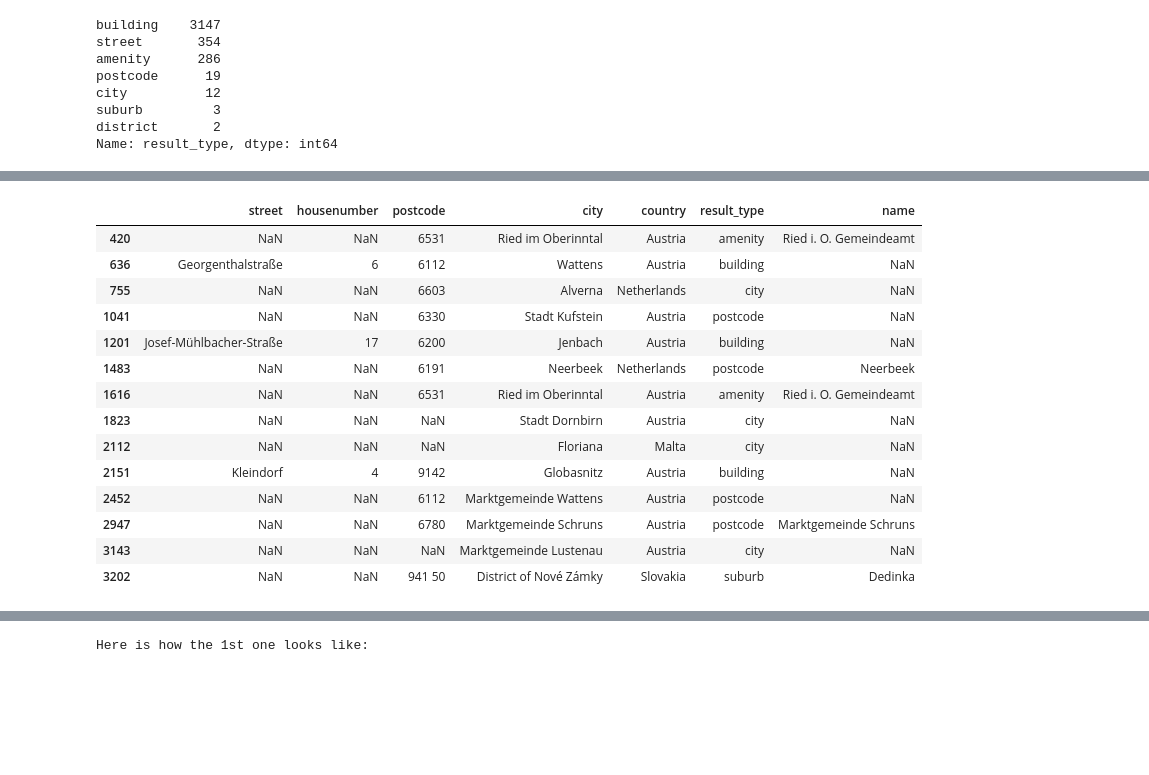
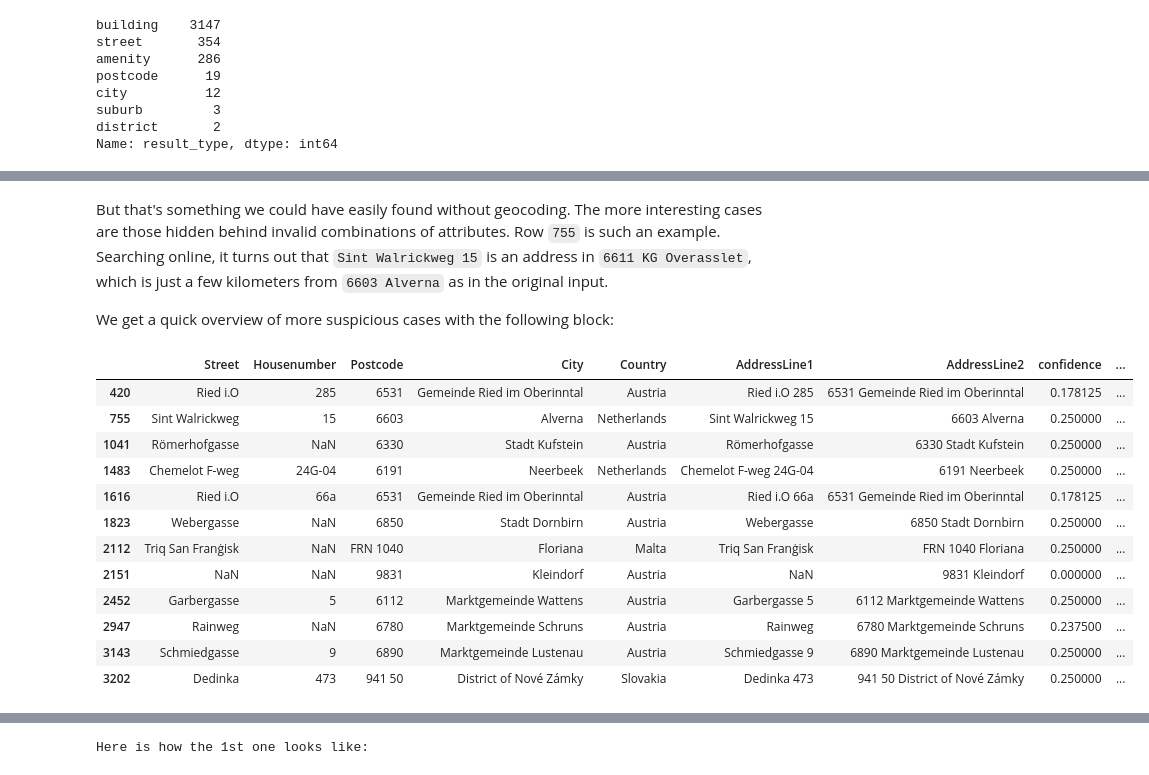
Before and after one commit to huels-originals/geobatchpy, a Jupyter notebook: docs/tutorial-enrich-locations.ipynb, the cells around one changed output, grey strips where cells are left out. Drawn from its saved outputs; the diff is of its cells as text; code cells hidden in the pictures; blank space fills up the shorter version.

```diff
--- a/docs/tutorial-enrich-locations.ipynb
+++ b/docs/tutorial-enrich-locations.ipynb
@@ -164,19 +181,24 @@ plt.show()
+# %% [markdown]
+But that's something we could have easily found without geocoding. The more interesting cases are those hidden behind invalid combinations of attributes. Row `755` is such an example. Searching online, it turns out that `Sint Walrickweg 15` is an address in `6611 KG Overasslet`, which is just a few kilometers from `6603 Alverna` as in the original input.
+
+We get a quick overview of more suspicious cases with the following block:
 # %%
 use_cols = ['street', 'housenumber', 'postcode', 'city', 'country', 'result_type', 'name']
-df_geocodes.loc[low_confidence, use_cols]
+low_confidence = df_rank['confidence'].le(0.25)
+df_geocodes_renamed = df_geocodes[use_cols].rename(columns={col: 'geoapify_' + col for col in use_cols})
+
+pd.concat([df, df_rank[['confidence']], df_geocodes_renamed], axis=1).loc[low_confidence]
 # %% [output]
-|  | street | housenumber | postcode | city | country | result_type | name |
-| 420 | NaN | NaN | 6531 | Ried im Oberinntal | Austria | amenity | Ried i. O. Gemeindeamt |
-| 636 | Georgenthalstraße | 6 | 6112 | Wattens | Austria | building | NaN |
-| 755 | NaN | NaN | 6603 | Alverna | Netherlands | city | NaN |
-| 1041 | NaN | NaN | 6330 | Stadt Kufstein | Austria | postcode | NaN |
-| 1201 | Josef-Mühlbacher-Straße | 17 | 6200 | Jenbach | Austria | building | NaN |
-| 1483 | NaN | NaN | 6191 | Neerbeek | Netherlands | postcode | Neerbeek |
-| 1616 | NaN | NaN | 6531 | Ried im Oberinntal | Austria | amenity | Ried i. O. Gemeindeamt |
-| 1823 | NaN | NaN | NaN | Stadt Dornbirn | Austria | city | NaN |
-| 2112 | NaN | NaN | NaN | Floriana | Malta | city | NaN |
-| 2151 | Kleindorf | 4 | 9142 | Globasnitz | Austria | building | NaN |
-| 2452 | NaN | NaN | 6112 | Marktgemeinde Wattens | Austria | postcode | NaN |
-| 2947 | NaN | NaN | 6780 | Marktgemeinde Schruns | Austria | postcode | Marktgemeinde Schruns |
-| 3143 | NaN | NaN | NaN | Marktgemeinde Lustenau | Austria | city | NaN |
-| 3202 | NaN | NaN | 941 50 | District of Nové Zámky | Slovakia | suburb | Dedinka |
+|  | Street | Housenumber | Postcode | City | Country | AddressLine1 | AddressLine2 | confidence | ... |
+| 420 | Ried i.O | 285 | 6531 | Gemeinde Ried im Oberinntal | Austria | Ried i.O 285 | 6531 Gemeinde Ried im Oberinntal | 0.178125 | ... |
+| 755 | Sint Walrickweg | 15 | 6603 | Alverna | Netherlands | Sint Walrickweg 15 | 6603 Alverna | 0.250000 | ... |
+| 1041 | Römerhofgasse | NaN | 6330 | Stadt Kufstein | Austria | Römerhofgasse | 6330 Stadt Kufstein | 0.250000 | ... |
+| 1483 | Chemelot F-weg | 24G-04 | 6191 | Neerbeek | Netherlands | Chemelot F-weg 24G-04 | 6191 Neerbeek | 0.250000 | ... |
+| 1616 | Ried i.O | 66a | 6531 | Gemeinde Ried im Oberinntal | Austria | Ried i.O 66a | 6531 Gemeinde Ried im Oberinntal | 0.178125 | ... |
+| 1823 | Webergasse | NaN | 6850 | Stadt Dornbirn | Austria | Webergasse | 6850 Stadt Dornbirn | 0.250000 | ... |
+| 2112 | Triq San Franġisk | NaN | FRN 1040 | Floriana | Malta | Triq San Franġisk | FRN 1040 Floriana | 0.250000 | ... |
+| 2151 | NaN | NaN | 9831 | Kleindorf | Austria | NaN | 9831 Kleindorf | 0.000000 | ... |
+| 2452 | Garbergasse | 5 | 6112 | Marktgemeinde Wattens | Austria | Garbergasse 5 | 6112 Marktgemeinde Wattens | 0.250000 | ... |
+| 2947 | Rainweg | NaN | 6780 | Marktgemeinde Schruns | Austria | Rainweg | 6780 Marktgemeinde Schruns | 0.237500 | ... |
+| 3143 | Schmiedgasse | 9 | 6890 | Marktgemeinde Lustenau | Austria | Schmiedgasse 9 | 6890 Marktgemeinde Lustenau | 0.250000 | ... |
+| 3202 | Dedinka | 473 | 941 50 | District of Nové Zámky | Slovakia | Dedinka 473 | 941 50 District of Nové Zámky | 0.250000 | ... |
```
Also changed, not shown: parts of 19 cells of this notebook, 2 other files.
